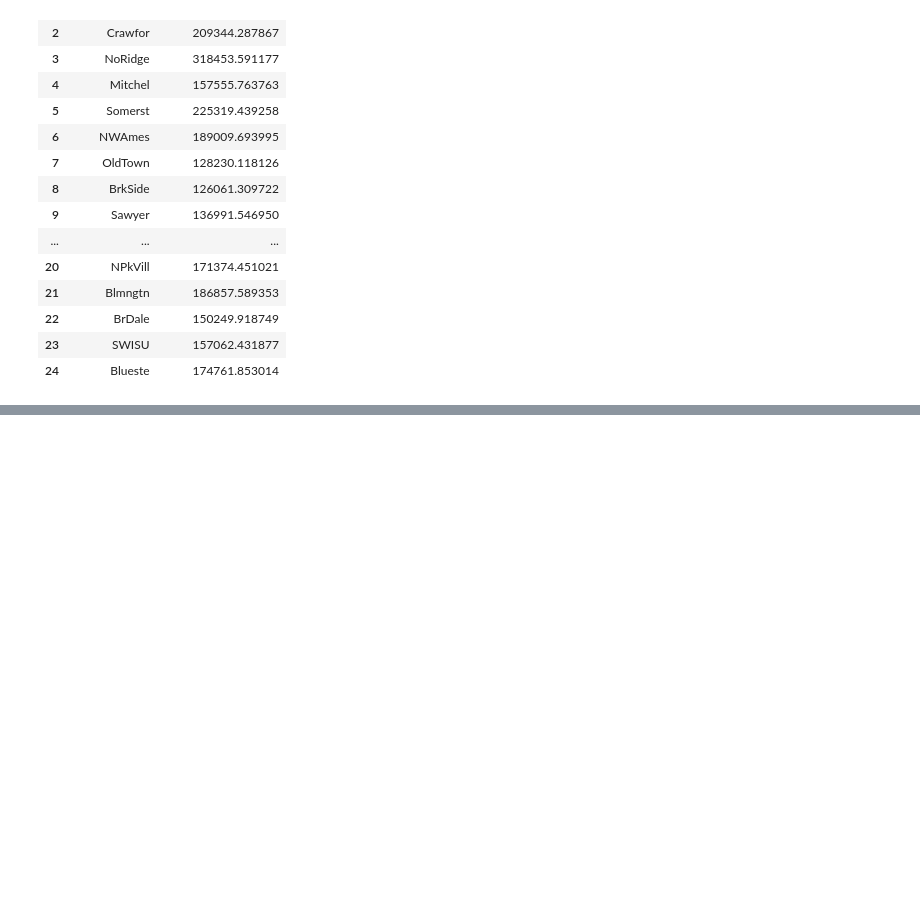
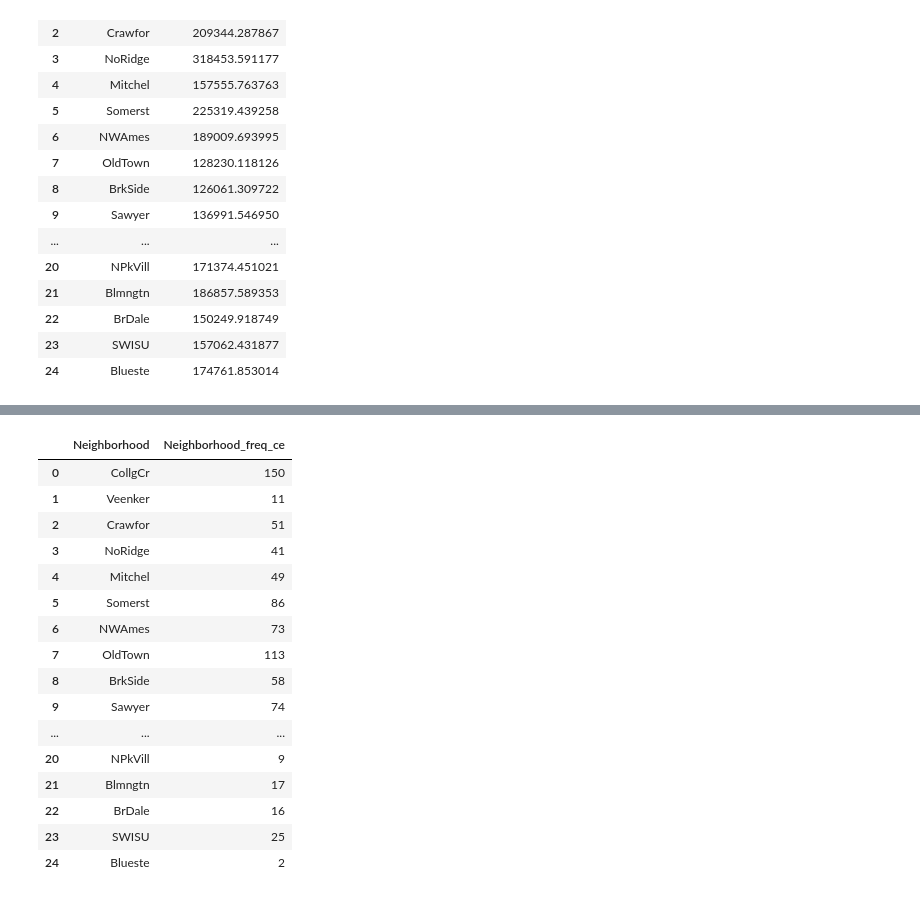
Before and after one commit to KG1234567/Feature-Engineering, a Jupyter notebook: 03-05-2026/03-05-2026.ipynb, the cells around one changed output, grey strips where cells are left out. Cells and saved outputs as stored; diff of their text form; code cells hidden in the pictures; blank space fills up the shorter version.

```diff
--- a/03-05-2026/03-05-2026.ipynb
+++ b/03-05-2026/03-05-2026.ipynb
@@ -1023,0 +1067,25 @@ unique_neighborhood_target
+# %%
+# Method 2: category_encoders Count Encoder
+
+count_enc = ce.CountEncoder(cols=[col])
+df["Neighborhood_freq_ce"] = count_enc.fit_transform(df[col])
+unique_neighborhood_freq_encoding = df[[col, "Neighborhood_freq_ce"]].drop_duplicates().reset_index(drop=True)
+unique_neighborhood_freq_encoding
+# %% [output]
+|  | Neighborhood | Neighborhood_freq_ce |
+| 0 | CollgCr | 150 |
+| 1 | Veenker | 11 |
+| 2 | Crawfor | 51 |
+| 3 | NoRidge | 41 |
+| 4 | Mitchel | 49 |
+| 5 | Somerst | 86 |
+| 6 | NWAmes | 73 |
+| 7 | OldTown | 113 |
+| 8 | BrkSide | 58 |
+| 9 | Sawyer | 74 |
+| ... | ... | ... |
+| 20 | NPkVill | 9 |
+| 21 | Blmngtn | 17 |
+| 22 | BrDale | 16 |
+| 23 | SWISU | 25 |
+| 24 | Blueste | 2 |
```
Also changed, not shown: parts of 6 cells of this notebook.
